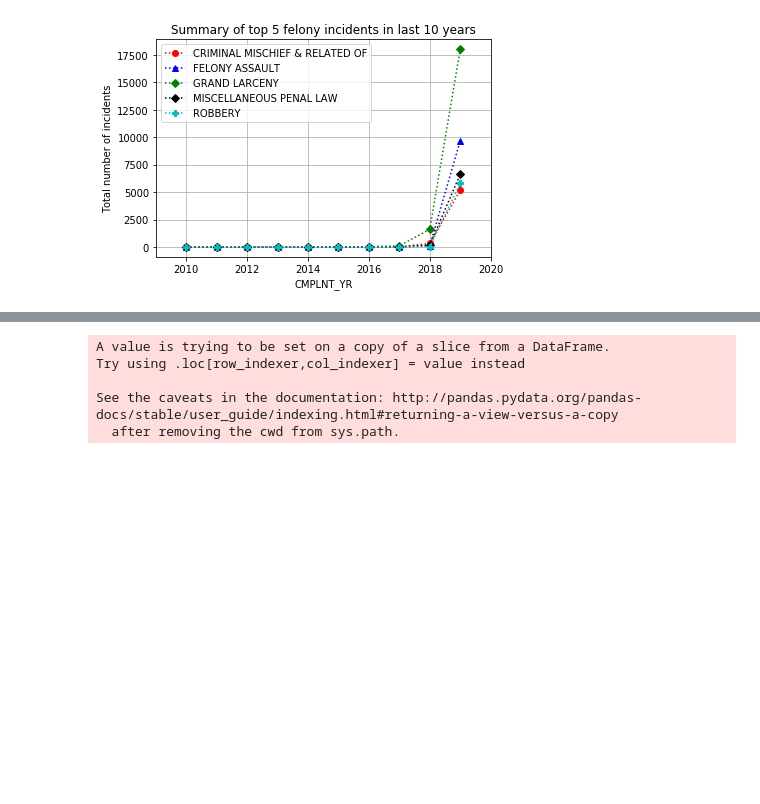
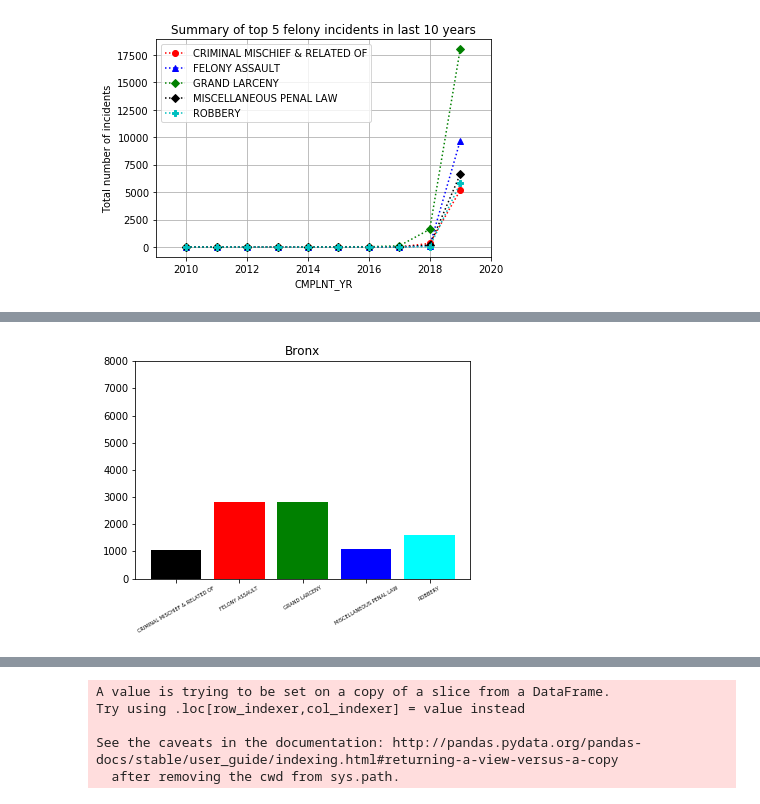
Before and after one commit to Kasawn/Vegan-, a Jupyter notebook: Crime.ipynb, the cells around one changed output, grey strips where cells are left out. Drawn from its saved outputs; the diff is of its cells as text; code cells hidden in the pictures; blank space fills up the shorter version.

Commit message:
crime updates - boro / heat map

```diff
--- a/Crime.ipynb
+++ b/Crime.ipynb
@@ -189,3 +197,15 @@ plt.legend()
 plt.show()
 # %% [output]
 [figure]
+# %%
+
+felony5Boro=felony5.groupby(['BORO_NM','OFNS_DESC']).agg({'OFNS_DESC':'count'})
+felony5Boro=felony5Boro.rename(columns={'OFNS_DESC':"Total Count"})
+
+felony5Boro=felony5Boro.sort_values('Total Count',ascending=False)
+#felony5Boro=felony5Boro.reset_index()
+#felony5Boro=felony5Boro.set_index('BORO_NM')
+felony5Boro=felony5Boro.sort_values('OFNS_DESC')
+felony5Boro=felony5Boro.reset_index()
+felony5Boro
+#felony5Boro.plot()
@@ -191,0 +230,26 @@ plt.show()
+# %%
+felony5Bronx=felony5Boro[felony5Boro['BORO_NM']=='BRONX']
+#felony5Bronx=felony5Bronx.sort_values('OFNS_DESC')
+felony5Brooklyn=felony5Boro[felony5Boro['BORO_NM']=='BROOKLYN']
+#felony5Brooklyn=felony5Brooklyn.sort_values('OFNS_DESC')
+felony5Man=felony5Boro[felony5Boro['BORO_NM']=='MANHATTAN']
+#felony5Bronx=felony5Bronx.sort_values('OFNS_DESC')
+felony5Queens=felony5Boro[felony5Boro['BORO_NM']=='QUEENS']
+#felony5Bronx=felony5Bronx.sort_values('OFNS_DESC')
+felony5Staten=felony5Boro[felony5Boro['BORO_NM']=='STATEN ISLAND']
+#felony5Bronx=felony5Bronx.sort_values('OFNS_DESC')
+#felony5Bronx=felony5Bronx.set_index('BORO_NM')
+felony5Bronx
+#felony5Bronx.plot(kind='bar')
+#felony5Bronx.shape
+#felony5Bronx.hist(column='Total Count')
+index = np.arange(len(felony5Bronx['OFNS_DESC']))
+plt.bar(index, felony5Bronx['Total Count'],color=['black', 'red', 'green', 'blue', 'cyan'])
+plt.xticks(index, felony5Bronx['OFNS_DESC'],size=5, rotation=30)
+plt.ylim(0,8000)
+plt.title('Bronx')
+plt.savefig('Bronx.png')
+#felony5Bronx=felony5Bronx.sort_values('OFNS_DESC')
+#felony5Bronx.plot()
+# %% [output]
+[figure, added]
```
Also changed, not shown: parts of 11 cells of this notebook, 1 other file.
